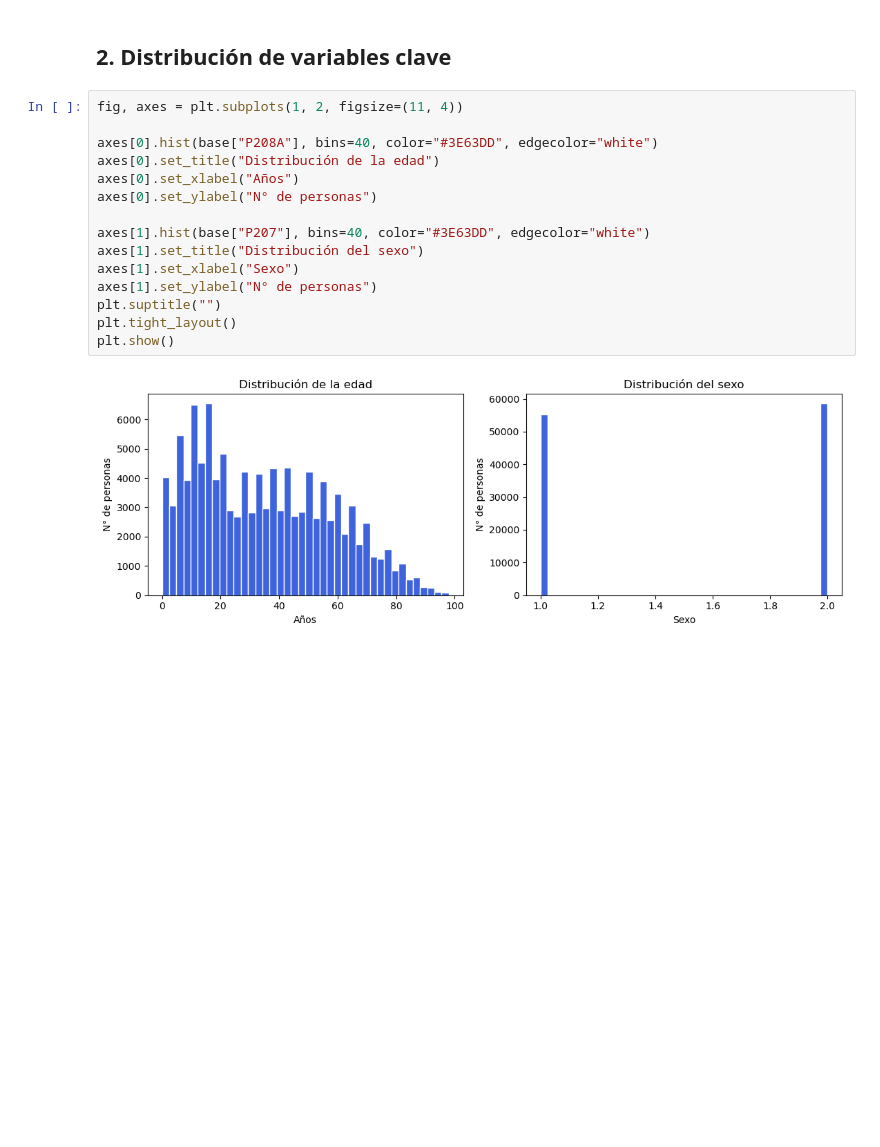
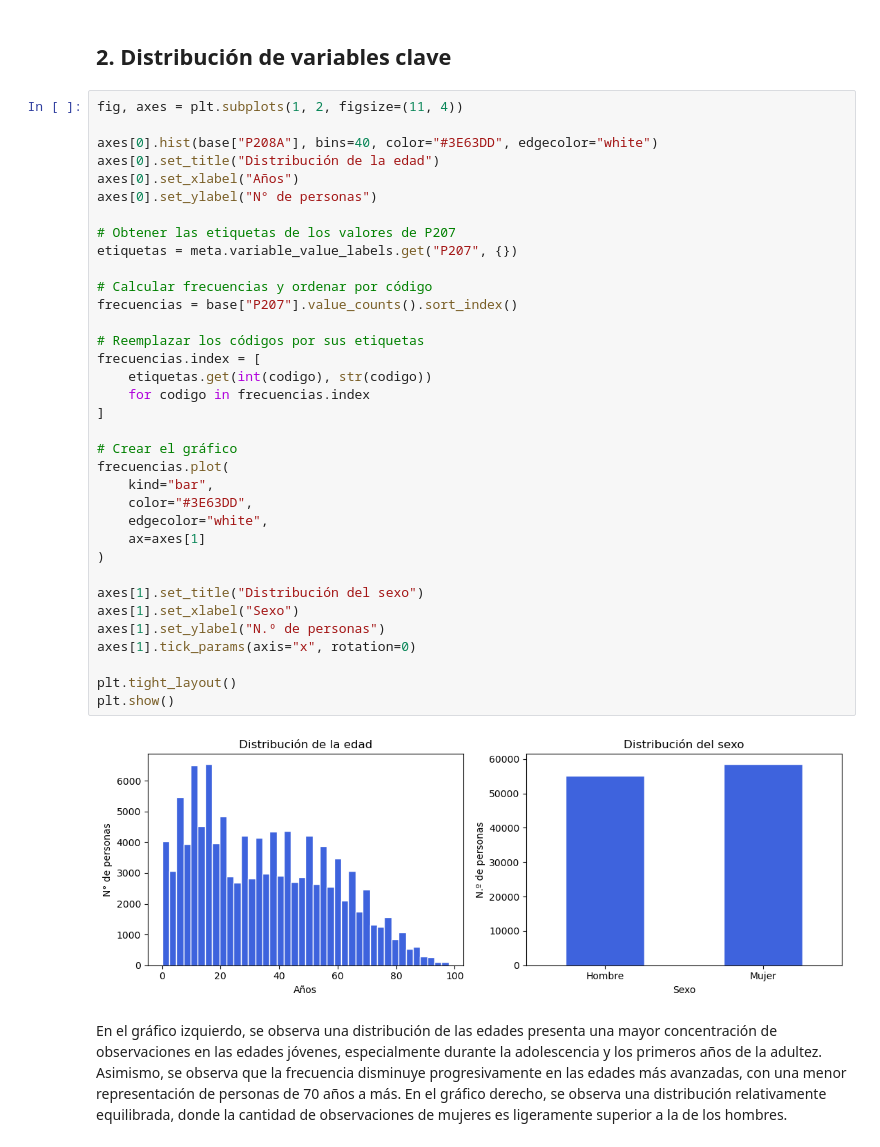
Before and after one commit to HaVi2404/Maestria_proyecto, a Jupyter notebook: notebooks/EDA.ipynb, the cells around one changed output. Cells and saved outputs as stored; diff of their text form; blank space fills up the shorter version.

```diff
--- a/notebooks/EDA.ipynb
+++ b/notebooks/EDA.ipynb
@@ -113,17 +95,40 @@ base.isna().sum().to_frame("n_faltantes")
 # %%
 fig, axes = plt.subplots(1, 2, figsize=(11, 4))
 
 axes[0].hist(base["P208A"], bins=40, color="#3E63DD", edgecolor="white")
 axes[0].set_title("Distribución de la edad")
 axes[0].set_xlabel("Años")
 axes[0].set_ylabel("N° de personas")
 
-axes[1].hist(base["P207"], bins=40, color="#3E63DD", edgecolor="white")
+# Obtener las etiquetas de los valores de P207
+etiquetas = meta.variable_value_labels.get("P207", {})
+
+# Calcular frecuencias y ordenar por código
+frecuencias = base["P207"].value_counts().sort_index()
+
+# Reemplazar los códigos por sus etiquetas
+frecuencias.index = [
+    etiquetas.get(int(codigo), str(codigo))
+    for codigo in frecuencias.index
+]
+
+# Crear el gráfico
+frecuencias.plot(
+    kind="bar",
+    color="#3E63DD",
+    edgecolor="white",
+    ax=axes[1]
+)
+
 axes[1].set_title("Distribución del sexo")
 axes[1].set_xlabel("Sexo")
-axes[1].set_ylabel("N° de personas")
-plt.suptitle("")
+axes[1].set_ylabel("N.º de personas")
+axes[1].tick_params(axis="x", rotation=0)
+
 plt.tight_layout()
 plt.show()
 # %% [output]
-[figure, old version]
+[figure, new version]
+# %% [markdown]
+En el gráfico izquierdo, se observa una distribución de las edades presenta una mayor concentración de observaciones en las edades jóvenes, especialmente durante la adolescencia y los primeros años de la adultez. Asimismo, se observa que la frecuencia disminuye progresivamente en las edades más avanzadas, con una menor representación de personas de 70 años a más.
+En el gráfico derecho, se observa una distribución relativamente equilibrada, donde la cantidad de observaciones de mujeres es ligeramente superior a la de los hombres.
```
Also changed, not shown: parts of 1 cell of this notebook, 7 other files.
